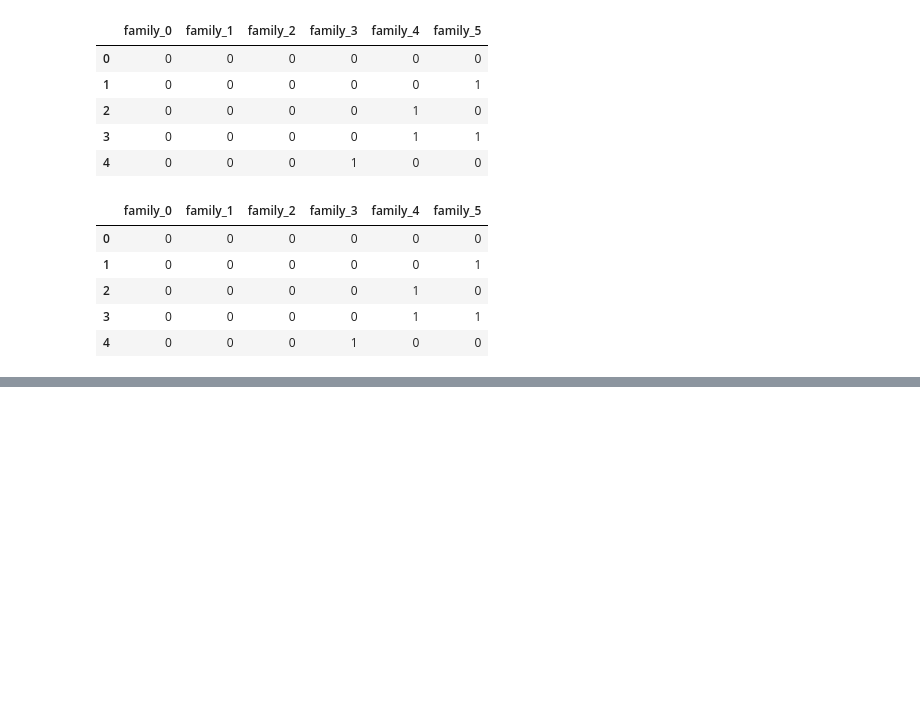
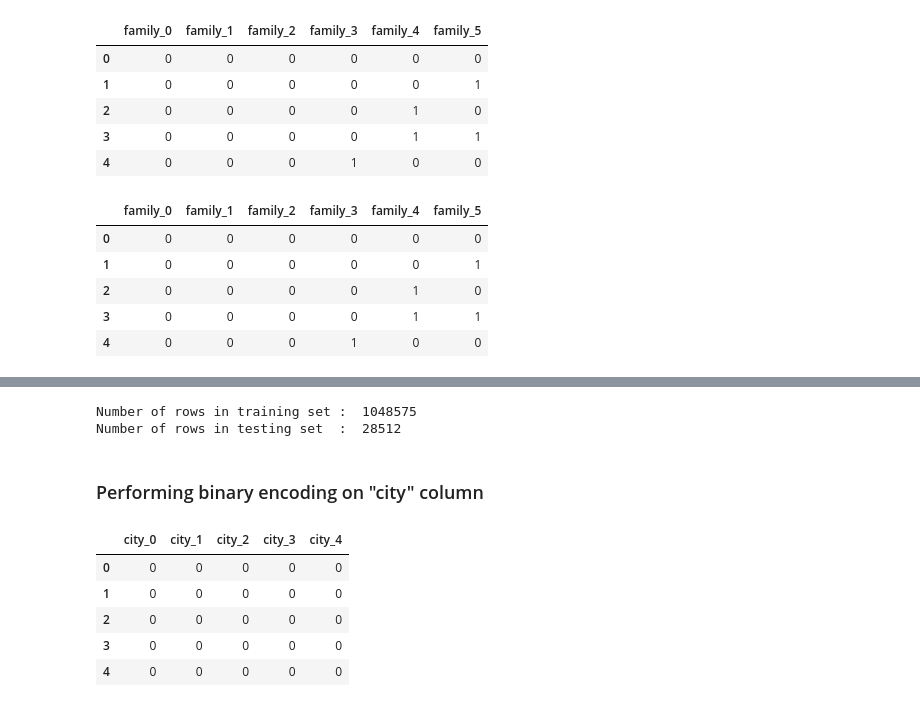
Before and after one commit to amith-vardhan99/kaggle, a Jupyter notebook: Store Sales - Time Series Forecasting/preprocess.ipynb, the cells around one changed output, grey strips where cells are left out. Cells and saved outputs as stored; diff of their text form; code cells hidden in the pictures; blank space fills up the shorter version.

```diff
--- a/Store Sales - Time Series Forecasting/preprocess.ipynb
+++ b/Store Sales - Time Series Forecasting/preprocess.ipynb
@@ -376,11 +376,11 @@ family_test.head()
 | 3 | 0 | 0 | 0 | 0 | 1 | 1 |
 | 4 | 0 | 0 | 0 | 1 | 0 | 0 |
 # %%
-df_train_3 = df_train_3.copy()
-df_test_3 = df_test_3.copy()
-df_train_3[store_num_train.columns.values] = store_num_train
-df_test_3[store_num_test.columns.values] = store_num_test
-df_train_3.drop("store_nbr",axis=1,inplace=True)
-df_test_3.drop("store_nbr",axis=1,inplace=True)
-df_train_3 = df_train_3[["id","date","store_nbr_0","store_nbr_1","store_nbr_2","store_nbr_3","store_nbr_4","store_nbr_5","family","onpromotion","city","state","type","cluster","dcoilwtico","holiday?","sales"]]
-df_test_3 = df_test_2[["id","date","store_nbr_0","store_nbr_1","store_nbr_2","store_nbr_3","store_nbr_4","store_nbr_5","family","onpromotion","city","state","type","cluster","dcoilwtico","holiday?"]]
+df_train_3 = df_train_2.copy()
+df_test_3 = df_test_2.copy()
+df_train_3[family_train.columns.values] = family_train
+df_test_3[family_test.columns.values] = family_test
+df_train_3.drop("family",axis=1,inplace=True)
+df_test_3.drop("family",axis=1,inplace=True)
+df_train_3 = df_train_3[["id","date","store_nbr_0","store_nbr_1","store_nbr_2","store_nbr_3","store_nbr_4","store_nbr_5","family_0","family_1","family_2","family_3","family_4","family_5","onpromotion","city","state","type","cluster","dcoilwtico","holiday?","sales"]]
+df_test_3 = df_test_3[["id","date","store_nbr_0","store_nbr_1","store_nbr_2","store_nbr_3","store_nbr_4","store_nbr_5","family_0","family_1","family_2","family_3","family_4","family_5","onpromotion","city","state","type","cluster","dcoilwtico","holiday?"]]
@@ -386,0 +439,7 @@ df_test_3 = df_test_2[["id","date","store_nbr_0","store_nbr_1","store_nbr_2","st
+# %%
+city = dict()
+ctr = 0
+for i in df_train_3["city"].unique():
+    city[i] = ctr
+    ctr +=1
+city
@@ -386,0 +464,25 @@ df_test_3 = df_test_2[["id","date","store_nbr_0","store_nbr_1","store_nbr_2","st
+# %%
+df_train_4 = df_train_3.copy()
+df_test_4 = df_test_3.copy()
+city_train = pd.DataFrame(df_train_4["city"].map(city))
+city_test = pd.DataFrame(df_test_4["city"].map(city))
+# %%
+print("Number of rows in training set : ",len(city_train))
+print("Number of rows in testing set  : ",len(city_test))
+# %% [output]
+Number of rows in training set :  1048575
+Number of rows in testing set  :  28512
+# %% [markdown]
+### Performing binary encoding on "city" column
+# %%
+city_bin_train = binary_encoder(city_train,"city")
+city_bin_test = binary_encoder(city_test,"city")
+# %%
+city_bin_train.head()
+# %% [output]
+|  | city_0 | city_1 | city_2 | city_3 | city_4 |
+| 0 | 0 | 0 | 0 | 0 | 0 |
+| 1 | 0 | 0 | 0 | 0 | 0 |
+| 2 | 0 | 0 | 0 | 0 | 0 |
+| 3 | 0 | 0 | 0 | 0 | 0 |
+| 4 | 0 | 0 | 0 | 0 | 0 |
```
Also changed, not shown: parts of 15 cells of this notebook.
